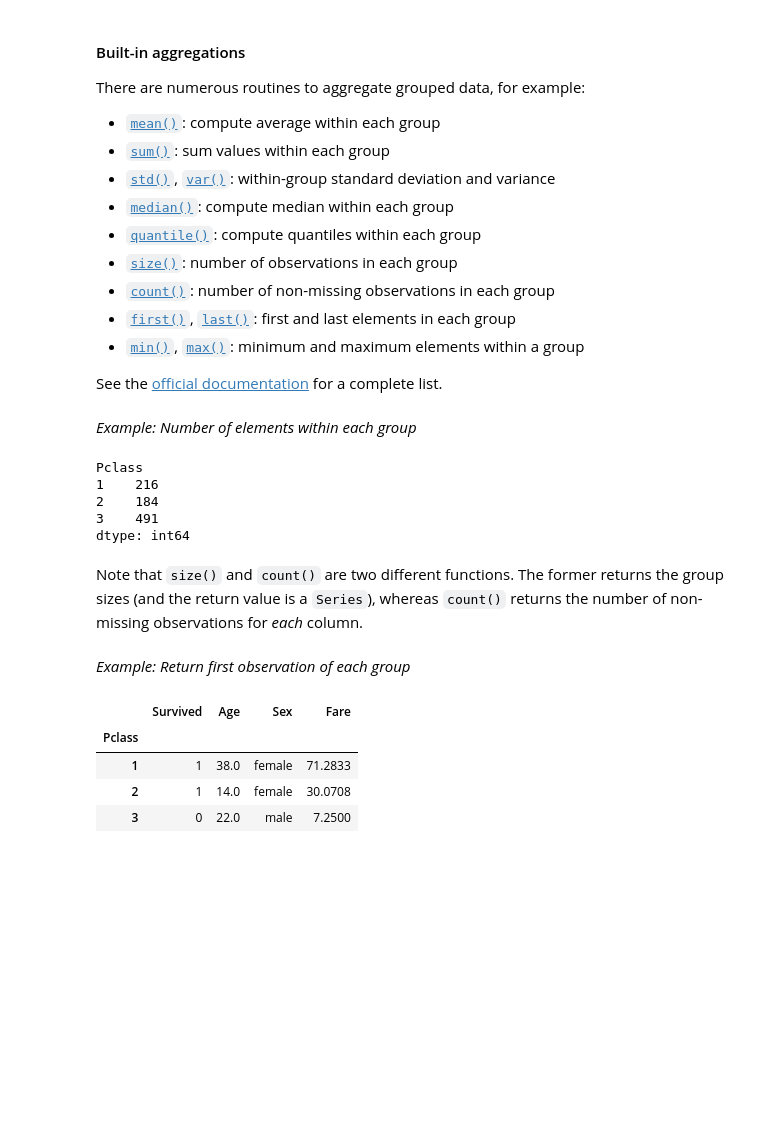
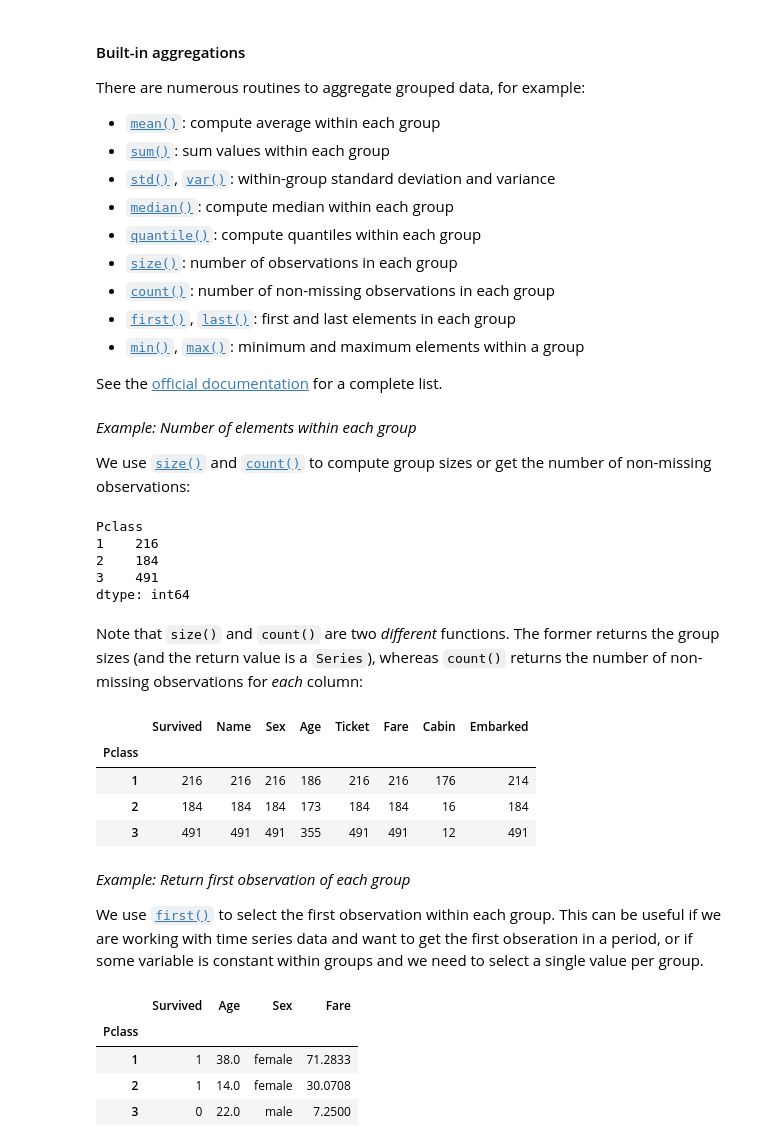
Before and after one commit to vladgalan/TECH2-H25, a Jupyter notebook: lectures/lecture4/lecture4.ipynb, the cells around one changed output. Saved outputs shown, nothing was run; the diff lists cells and outputs as text; code cells hidden in the pictures; blank space fills up the shorter version.

```diff
--- a/lectures/lecture4/lecture4.ipynb
+++ b/lectures/lecture4/lecture4.ipynb
@@ -170,8 +185,12 @@ There are numerous routines to aggregate grouped data, for example:
     minimum and maximum elements within a group
 
 See the [official documentation](https://pandas.pydata.org/docs/user_guide/groupby.html#built-in-aggregation-methods) for a complete list.
-# %% [markdown]
-*Example: Number of elements within each group*
+# %% [markdown]
+*Example: Number of elements within each group*
+
+We use [`size()`](https://pandas.pydata.org/docs/reference/api/pandas.core.groupby.DataFrameGroupBy.size.html) and
+[`count()`](https://pandas.pydata.org/docs/reference/api/pandas.core.groupby.DataFrameGroupBy.count.html)
+to compute group sizes or get the number of non-missing observations:
 # %%
 groups.size()       # return number of elements in each group
 # %% [output]
@@ -181,9 +200,21 @@ Pclass
 3    491
 dtype: int64
 # %% [markdown]
-Note that `size()` and `count()` are two different functions. The former returns the group sizes (and the return value is a `Series`), whereas `count()` returns the number of non-missing observations for *each* column.
+Note that `size()` and `count()` are two *different* functions. The former returns the group sizes (and the return value is a `Series`), whereas `count()` returns the number of non-missing observations for *each* column:
-# %% [markdown]
-*Example: Return first observation of each group*
+# %%
+groups.count()    # return number of non-missing observations for each column
+# %% [output]
+|  | Survived | Name | Sex | Age | Ticket | Fare | Cabin | Embarked |
+| Pclass |  |  |  |  |  |  |  |  |
+| 1 | 216 | 216 | 216 | 186 | 216 | 216 | 176 | 214 |
+| 2 | 184 | 184 | 184 | 173 | 184 | 184 | 16 | 184 |
+| 3 | 491 | 491 | 491 | 355 | 491 | 491 | 12 | 491 |
+# %% [markdown]
+*Example: Return first observation of each group*
+
+We use [`first()`](https://pandas.pydata.org/docs/reference/api/pandas.core.groupby.DataFrameGroupBy.first.html)
+to select the first observation within each group. This can be useful if we are working with time series data
+and want to get the first obseration in a period, or if some variable is constant within groups and we need to select a single value per group.
 # %%
 groups[['Survived', 'Age', 'Sex', 'Fare']].first()      # return first observation in each group
 # %% [output]
```
Also changed, not shown: parts of 26 cells of this notebook, 1 other file.
